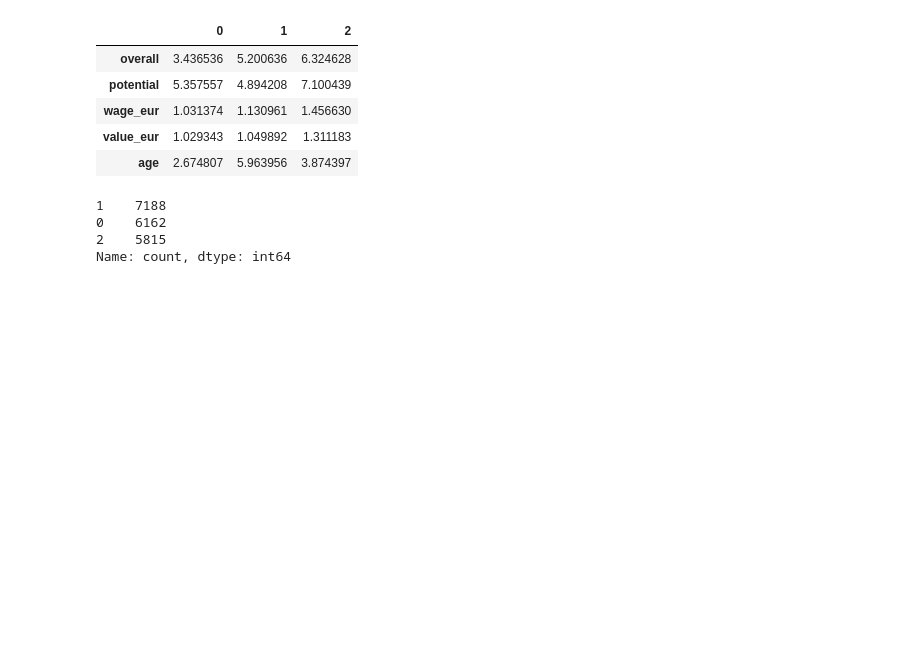
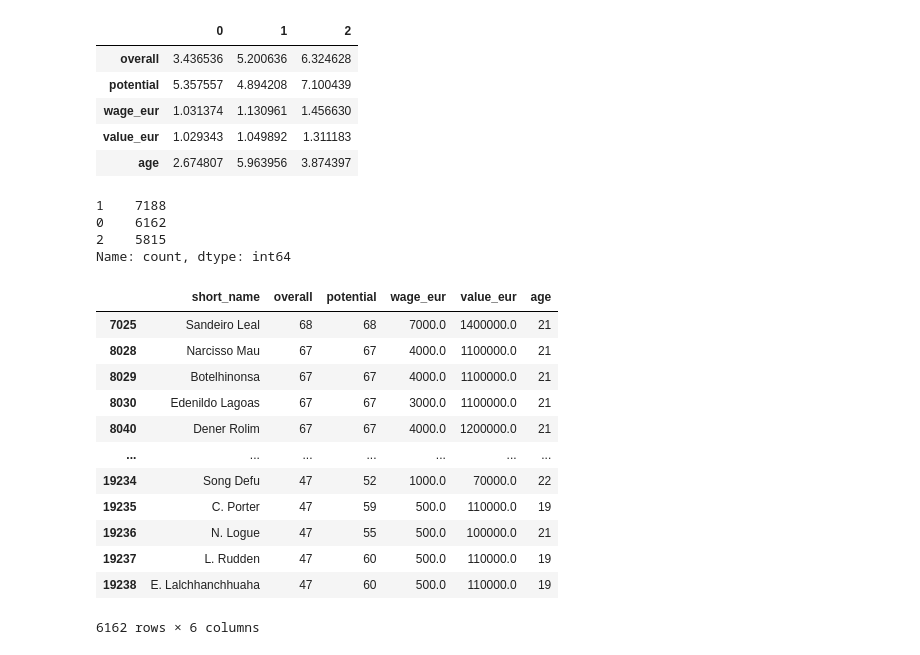
Before and after one commit to RajnishAdhikari/Customer-Lifetime-Value-and-RFM-Analysis, a Jupyter notebook: players_kmeans.ipynb, the cells around one changed output. Cells and saved outputs as stored; diff of their text form; code cells hidden in the pictures; blank space fills up the shorter version.

Commit message:
short name and features

```diff
--- a/players_kmeans.ipynb
+++ b/players_kmeans.ipynb
@@ -180,3 +180,19 @@ labels.value_counts()
 0    6162
 2    5815
 Name: count, dtype: int64
+# %%
+players[labels == 0][["short_name"] + features]
+# %% [output]
+|  | short_name | overall | potential | wage_eur | value_eur | age |
+| 7025 | Sandeiro Leal | 68 | 68 | 7000.0 | 1400000.0 | 21 |
+| 8028 | Narcisso Mau | 67 | 67 | 4000.0 | 1100000.0 | 21 |
+| 8029 | Botelhinonsa | 67 | 67 | 4000.0 | 1100000.0 | 21 |
+| 8030 | Edenildo Lagoas | 67 | 67 | 3000.0 | 1100000.0 | 21 |
+| 8040 | Dener Rolim | 67 | 67 | 4000.0 | 1200000.0 | 21 |
+| ... | ... | ... | ... | ... | ... | ... |
+| 19234 | Song Defu | 47 | 52 | 1000.0 | 70000.0 | 22 |
+| 19235 | C. Porter | 47 | 59 | 500.0 | 110000.0 | 19 |
+| 19236 | N. Logue | 47 | 55 | 500.0 | 100000.0 | 21 |
+| 19237 | L. Rudden | 47 | 60 | 500.0 | 110000.0 | 19 |
+| 19238 | E. Lalchhanchhuaha | 47 | 60 | 500.0 | 110000.0 | 19 |
+6162 rows × 6 columns
```
